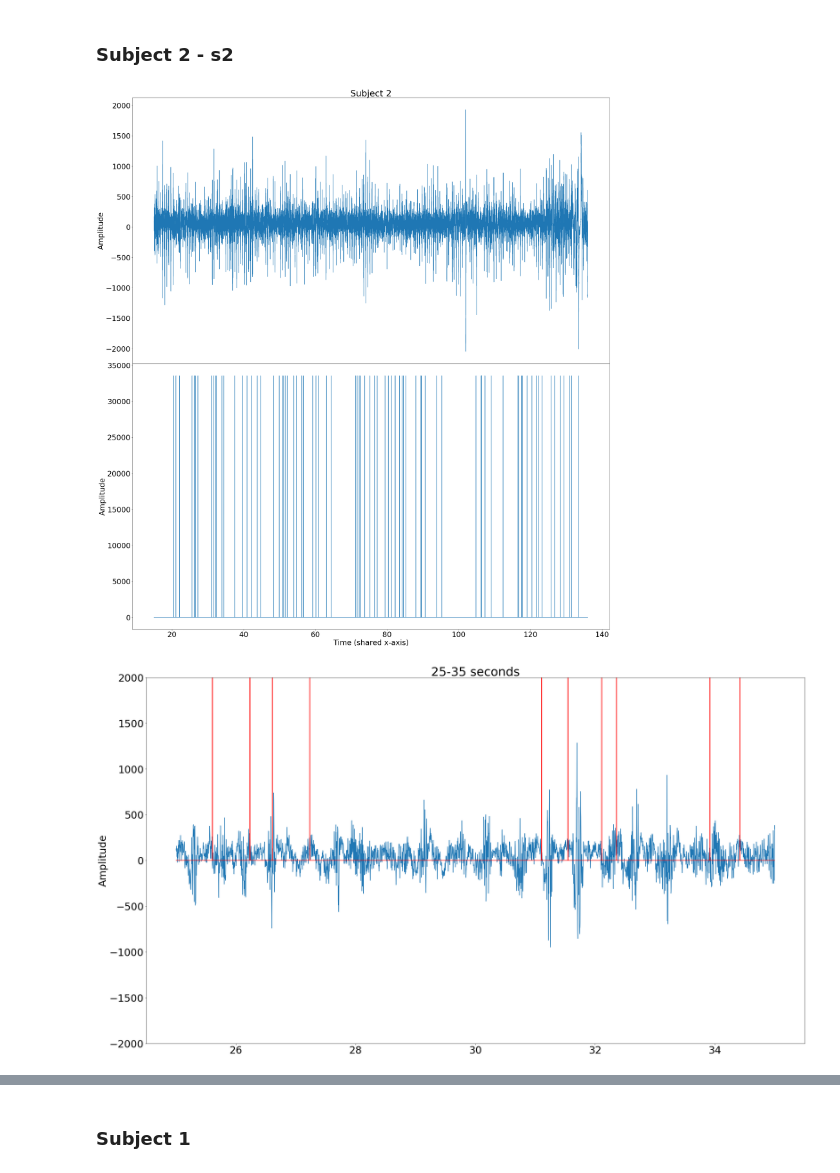
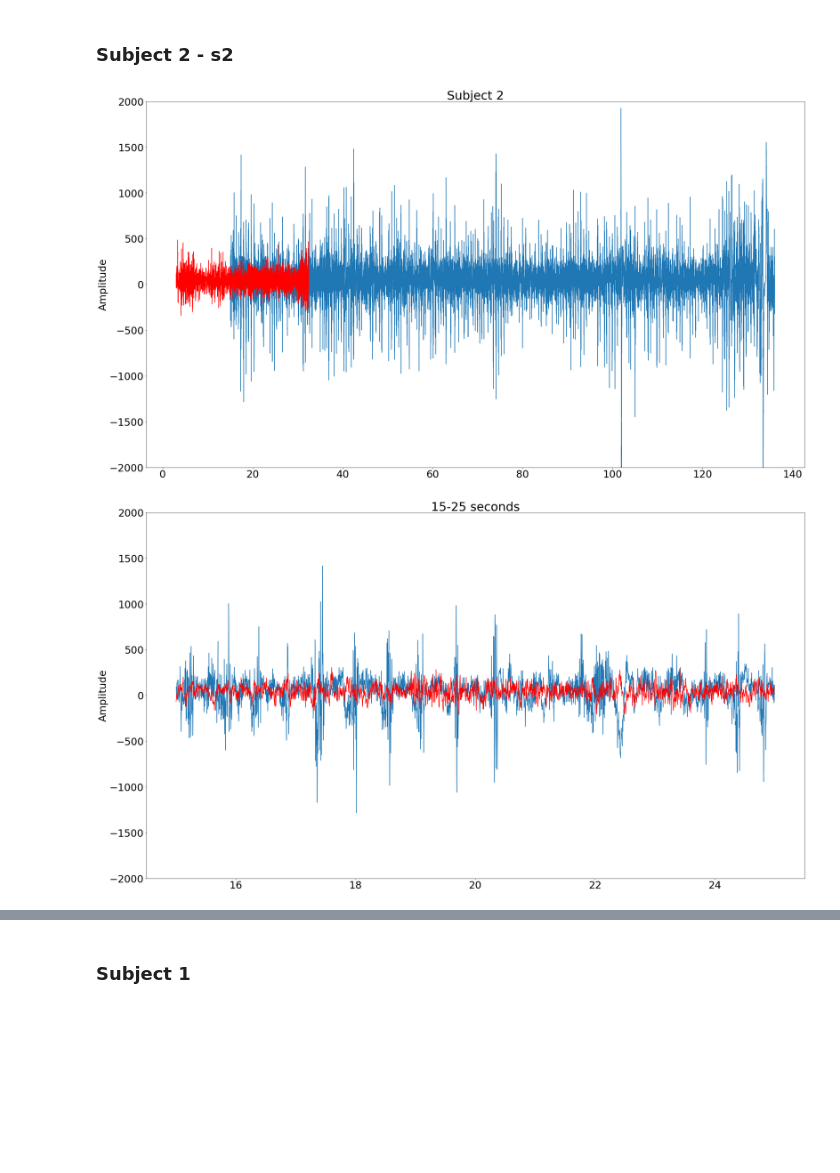
Before and after one commit to LostJam/EEG-ML-Mindful-Eating, a Jupyter notebook: Data Processing.ipynb, the cells around one changed output, grey strips where cells are left out. Cells and saved outputs as stored; diff of their text form; code cells hidden in the pictures; blank space fills up the shorter version.

Commit message:
added clean waldo .csv

```diff
--- a/Data Processing.ipynb
+++ b/Data Processing.ipynb
@@ -50,0 +62,10 @@ cut_s8.to_csv('clean_subject8.csv')
+# %%
+g = 512*2 #512 times n seconds to be dropped
+cut_w1 = w1[g:]
+cut_w2 = w2[g:]
+cut_w3 = w3[g:]
+cut_w4 = w4[g:]
+cut_w5 = w5[g:]
+cut_w6 = w6[g:]
+cut_w7 = w7[g:]
+cut_w8 = w8[g:]
@@ -51,33 +83,33 @@ cut_s8.to_csv('clean_subject8.csv')
 # %% [markdown]
 ### Subject 2 - s2
 # %%
-Xs2 = s2['Time:512Hz'] #original data X (time)
-Ys2 = s2['Electrode'] #original data Y (amplitude)
-
 Xcs2 = cut_s2['Time:512Hz'] #cutoff data X (time)
 Ycs2 = cut_s2['Electrode'] #cutoff data Y (amplitude)
 Zcs2 = cut_s2['Event Id'] #cutoff data Z (event amplitude)
+
+Xcw2 = cut_w2['Time:512Hz'] #cutoff data X Waldo
+Ycw2 = cut_w2['Electrode'] #cutoff data Y Waldo
 # %%
-#plots 2 graphs: 1.) original data 2.) data after 15 second cutoff
-fig, (ax1, ax2) = plt.subplots(2, figsize=(35,40), sharex=True)
+#plots subject data and waldo data
+fig, (ax1) = plt.subplots(1, figsize=(35,20), sharex=True)
 ax1.set_title('Subject 2')
 ax1.plot(Xcs2, Ycs2)
-ax2.set_xlabel('Time (shared x-axis)')
+ax1.plot(Xcw2, Ycw2, color='r')
 ax1.set_ylabel('Amplitude')
-ax2.set_ylabel('Amplitude')
-ax2.plot(Xcs2, Zcs2)
-fig.subplots_adjust(hspace=0)
+ax1.set_ylim(-2000, 2000)
 plt.rcParams.update({'font.size': 30})
 plt.show()
 # %% [output]
-[figure, old version]
+[figure, new version]
 # %%
 #first 10 second interval 15sec to 25sec
-a = 25
-b = 35
+a = 15
+b = 25
 x = Xcs2.loc[512*a:512*b]
 y = Ycs2.loc[512*a:512*b]
 z = Zcs2.loc[512*a:512*b]
+xw = Xcw2.loc[512*a:512*b]
+yw = Ycw2.loc[512*a:512*b]
 '''
 fig, (ax1, ax2) = plt.subplots(2, figsize=(35,20), sharex=True)
 ax1.plot(x, y)
@@ -92,16 +124,16 @@ fig.subplots_adjust(hspace=0)
 '''
 fig, (ax1) = plt.subplots(1, figsize=(35,20), sharex=True)
 ax1.plot(x, y)
-ax1.plot(x, z, color='r')
+ax1.plot(xw, yw, color='r')
 ax1.set_ylabel('Amplitude')
 fig.subplots_adjust(hspace=0)
-ax1.set_title('25-35 seconds')
+ax1.set_title('15-25 seconds')
 ax1.set_ylim(-2000, 2000)
 plt.rcParams.update({'font.size': 30})
 plt.show()
 #  10 second interval gets really cramped to look at
 # %% [output]
-[figure, old version]
+[figure, new version]
 # %%
 #first 5 second interval 15sec to 20sec
 a = 15
```
Also changed, not shown: parts of 7 cells of this notebook, 8 other files.
